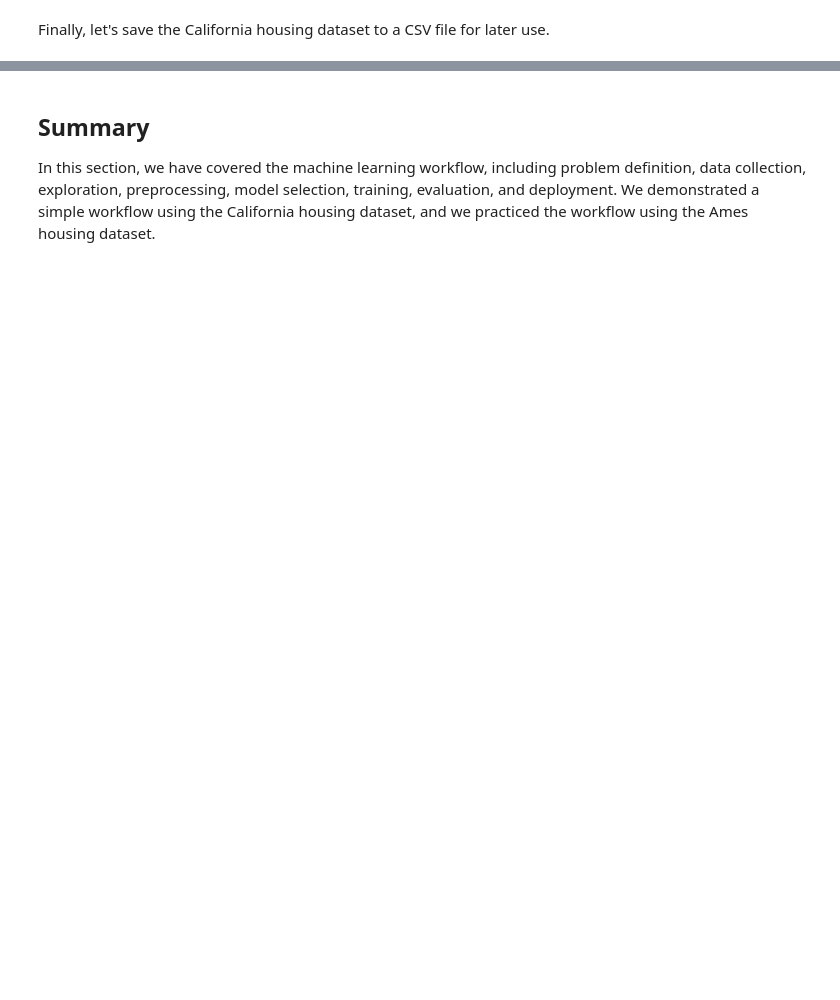
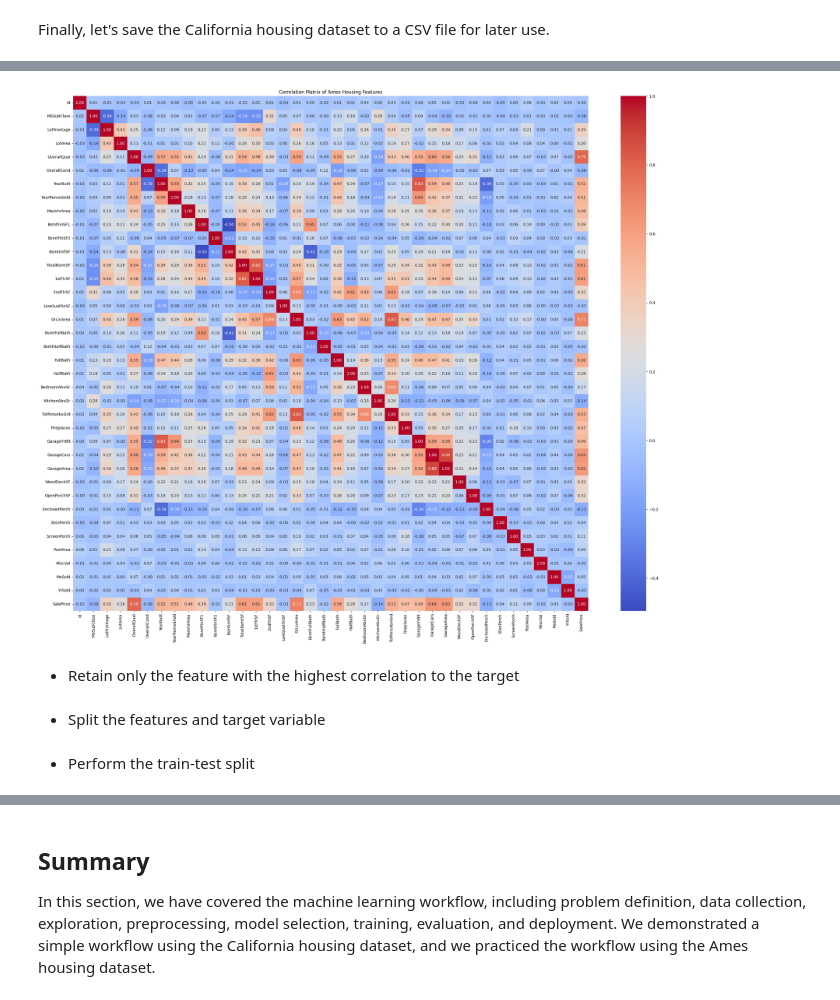
Before and after one commit to UG-Team-Data-Science/ml-workshop, a Jupyter notebook: src/S01: Introduction to Machine Learning/S01C02: The Machine Learning Workflow.ipynb, the cells around one changed output, grey strips where cells are left out. Drawn from its saved outputs; the diff is of its cells as text; code cells hidden in the pictures; blank space fills up the shorter version.

```diff
--- a/src/S01: Introduction to Machine Learning/S01C02: The Machine Learning Workflow.ipynb
+++ b/src/S01: Introduction to Machine Learning/S01C02: The Machine Learning Workflow.ipynb
@@ -93,0 +142,6 @@ print("California housing dataset saved to 'california_housing.csv'")
+# %%
+from sklearn.datasets import fetch_openml
+import pandas as pd
+
+data = fetch_openml('house_prices', as_frame=True, parser="auto")
+df = data.frame
@@ -93,0 +180,15 @@ print("California housing dataset saved to 'california_housing.csv'")
+# %%
+# Visualize the correlation matrix
+import matplotlib.pyplot as plt
+import seaborn as sns
+
+# Select the numeric columns for correlation analysis
+numeric_cols = df.select_dtypes(include=['float64', 'int64']).columns
+plt.figure(figsize=(30, 24))
+sns.heatmap(df[numeric_cols].corr(), annot=True, fmt=".2f", cmap='coolwarm', square=True)
+plt.title('Correlation Matrix of Ames Housing Features')
+plt.show()
+# %% [output]
+[figure, added]
+# %% [markdown]
+-   Retain only the feature with the highest correlation to the target
@@ -93,0 +198,2 @@ print("California housing dataset saved to 'california_housing.csv'")
+# %% [markdown]
+-   Split the features and target variable
@@ -93,0 +204,2 @@ print("California housing dataset saved to 'california_housing.csv'")
+# %% [markdown]
+-   Perform the train-test split
```
Also changed, not shown: parts of 32 cells of this notebook.
